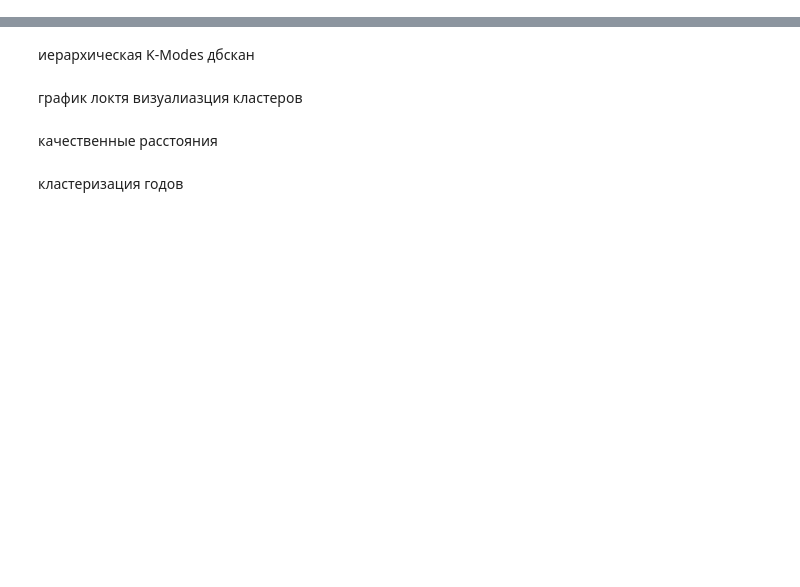
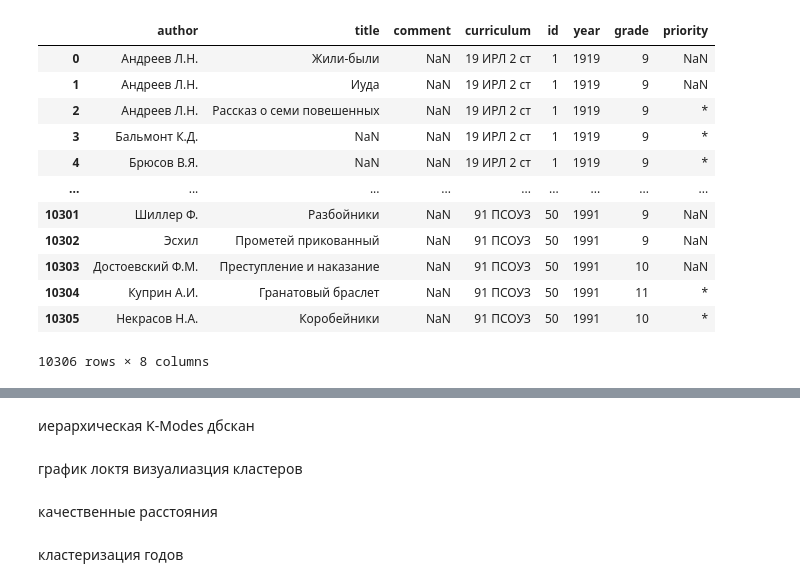
Before and after one commit to Nomendan/Spisok_chteniya, a Jupyter notebook: кластериация.ipynb, the cells around one changed output, grey strips where cells are left out. Drawn from its saved outputs; the diff is of its cells as text; code cells hidden in the pictures; blank space fills up the shorter version.

```diff
--- a/кластериация.ipynb
+++ b/кластериация.ipynb
@@ -4,3 +4,22 @@ import pandas as pd
 dt = pd.read_csv('pivot_df.csv')
 # %%
 dt = dt.set_index('author')
+# %%
+import pandas as pd
+
+df = pd.read_csv('curricula_backup.tsv', sep='\t')
+df
+# %% [output]
+|  | author | title | comment | curriculum | id | year | grade | priority |
+| 0 | Андреев Л.Н. | Жили-были | NaN | 19 ИРЛ 2 ст | 1 | 1919 | 9 | NaN |
+| 1 | Андреев Л.Н. | Иуда | NaN | 19 ИРЛ 2 ст | 1 | 1919 | 9 | NaN |
+| 2 | Андреев Л.Н. | Рассказ о семи повешенных | NaN | 19 ИРЛ 2 ст | 1 | 1919 | 9 | * |
+| 3 | Бальмонт К.Д. | NaN | NaN | 19 ИРЛ 2 ст | 1 | 1919 | 9 | * |
+| 4 | Брюсов В.Я. | NaN | NaN | 19 ИРЛ 2 ст | 1 | 1919 | 9 | * |
+| ... | ... | ... | ... | ... | ... | ... | ... | ... |
+| 10301 | Шиллер Ф. | Разбойники | NaN | 91 ПСОУЗ | 50 | 1991 | 9 | NaN |
+| 10302 | Эсхил | Прометей прикованный | NaN | 91 ПСОУЗ | 50 | 1991 | 9 | NaN |
+| 10303 | Достоевский Ф.М. | Преступление и наказание | NaN | 91 ПСОУЗ | 50 | 1991 | 10 | NaN |
+| 10304 | Куприн А.И. | Гранатовый браслет | NaN | 91 ПСОУЗ | 50 | 1991 | 11 | * |
+| 10305 | Некрасов Н.А. | Коробейники | NaN | 91 ПСОУЗ | 50 | 1991 | 10 | * |
+10306 rows × 8 columns
```
Also changed, not shown: parts of 4 cells of this notebook, 2 other files.
